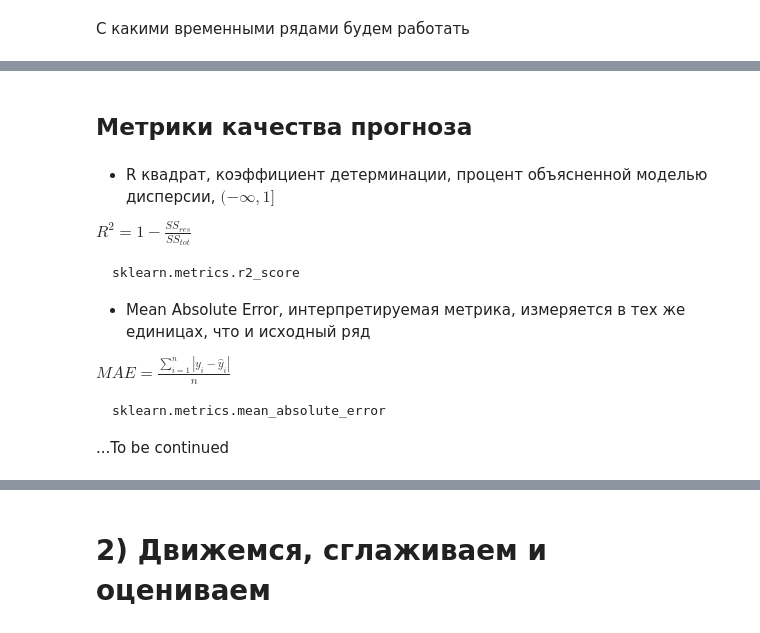
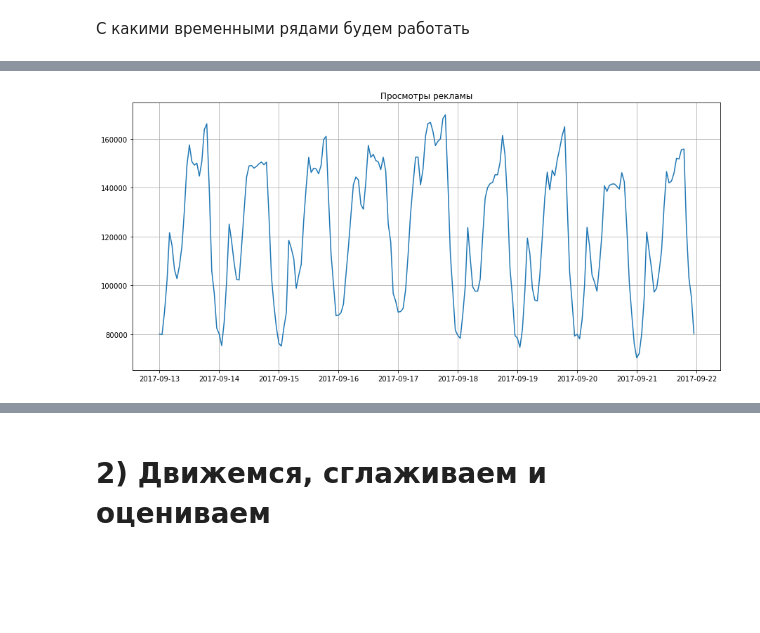
Before and after one commit to DmitrySerg/SkillFactory_ML, a Jupyter notebook: TimeSeries_in_Python.ipynb, the cells around one changed output, grey strips where cells are left out. Cells and saved outputs as stored; diff of their text form; code cells hidden in the pictures; blank space fills up the shorter version.

````diff
--- a/TimeSeries_in_Python.ipynb
+++ b/TimeSeries_in_Python.ipynb
@@ -72,20 +60,8 @@ plotTimeseries(currency, title = "Currency")
-# %% [markdown]
-## Метрики качества прогноза
-# %% [markdown]
-- R квадрат, коэффициент детерминации, процент объясненной моделью дисперсии, $(-\infty, 1]$
-
-$R^2 = 1 - \frac{SS_{res}}{SS_{tot}}$
-
-```python
-sklearn.metrics.r2_score
-```
-
-- Mean Absolute Error, интерпретируемая метрика, измеряется в тех же единицах, что и исходный ряд
-
-$MAE = \frac{\sum\limits_{i=1}^{n} |y_i - \hat{y}_i|}{n}$
-
-```python
-sklearn.metrics.mean_absolute_error
-```
-
-...To be continued
+# %%
+plt.figure(figsize=(15, 7))
+plt.plot(ads.Ads)
+plt.title('Просмотры рекламы')
+plt.grid(True)
+plt.show()
+# %% [output]
+[figure, added]
````
Also changed, not shown: parts of 83 cells of this notebook.
